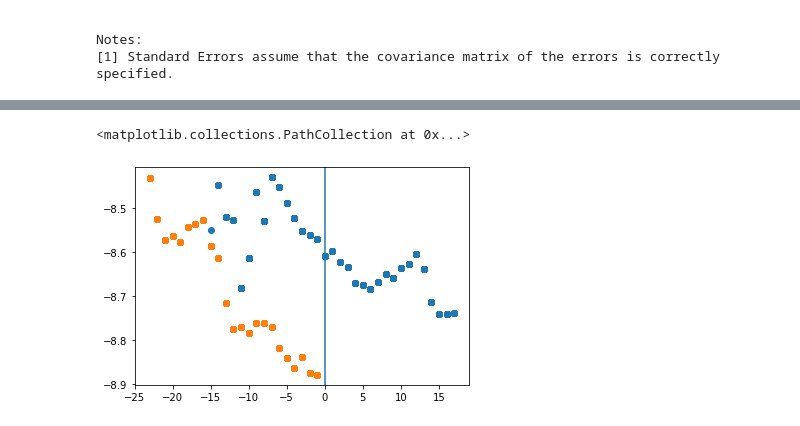
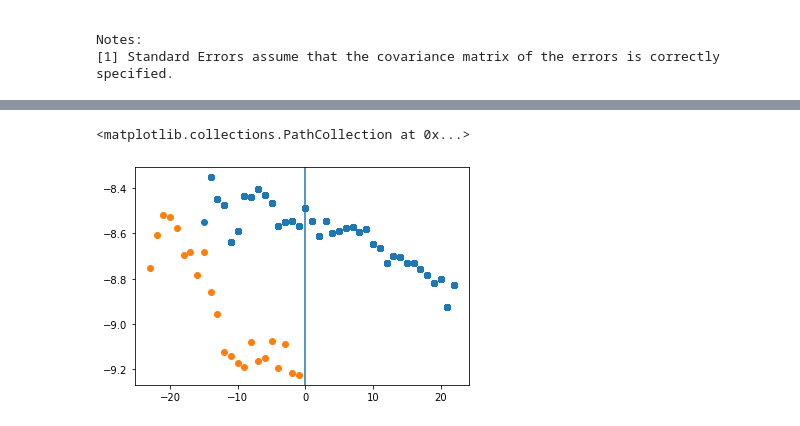
Before and after one commit to yazenkk/ARE213_Fall2023, a Jupyter notebook: PSet 2/Python/ARE213 PSet2 Question1.ipynb, the cells around one changed output, grey strips where cells are left out. Cells and saved outputs as stored; diff of their text form; code cells hidden in the pictures.

Commit message:
graphs update

```diff
--- a/PSet 2/Python/ARE213 PSet2 Question1.ipynb
+++ b/PSet 2/Python/ARE213 PSet2 Question1.ipynb
@@ -290,11 +342,11 @@ See the caveats in the documentation: https://pandas.pydata.org/pandas-docs/stab
 # %%
-df['meanss'] = df['years_post_sec']
+df1['meanss'] = df1['years_post_sec']
 
+print(list(set(list(df1['years_post_sec']))))
+for y in list(set(list(df1['years_post_sec']))):
+    df1['meanss'] = df1['meanss'].replace(y, df1[(df1['years_post_sec']==y) & (df1['never_treats'] == 1)]['log_fatal_per_cap'].mean())
 
-for y in list(set(list(df['years_post_sec']))):
-    df['meanss'] = df['meanss'].replace(y, df[(df['years_post_sec']==y) & (df['never_treats'] == 1)]['log_fatal_per_cap'].mean())
+df1['meanss_nopol'] = df1['years_post_sec']
 
-df['meanss_nopol'] = df['years_post_sec']
-
-for y in list(set(list(df['years_post_sec']))):
-    df['meanss_nopol'] = df['meanss_nopol'].replace(y, df[(df['years_post_sec']==y) & (df['never_treats'] == 0)]['log_fatal_per_cap'].mean())
+for y in list(set(list(df1['years_post_sec']))):
+    df1['meanss_nopol'] = df1['meanss_nopol'].replace(y, df1[(df1['years_post_sec']==y) & (df1['never_treats'] == 0)]['log_fatal_per_cap'].mean())
@@ -301,7 +365,18 @@ for y in list(set(list(df['years_post_sec']))):
+# %%
+df1['sumss'] = df1['years_post_sec']
+
+
+for y in list(set(list(df1['years_post_sec']))):
+    df1['sumss'] = df1['sumss'].replace(y, df1[(df1['years_post_sec']==y) & (df1['never_treats'] == 1)]['log_fatal_per_cap'].median())
+
+df1['sumss_nopol'] = df1['years_post_sec']
+
+for y in list(set(list(df1['years_post_sec']))):
+    df1['sumss_nopol'] = df1['sumss_nopol'].replace(y, df1[(df1['years_post_sec']==y) & (df1['never_treats'] == 0)]['log_fatal_per_cap'].median())
 # %%
 plt.axvline(x = 0)
-plt.scatter(df[df['never_treats']==1]['years_post_sec'], df[df['never_treats']==1]['meanss'])
-plt.scatter(df[df['never_treats']==0]['years_post_sec'], df[df['never_treats']==0]['meanss_nopol'])
+plt.scatter(df1[df1['never_treats']==1]['years_post_sec'], df1[df1['never_treats']==1]['sumss'])
+plt.scatter(df1[df1['never_treats']==0]['years_post_sec'], df1[df1['never_treats']==0]['sumss_nopol'])
 # %% [output]
 <matplotlib.collections.PathCollection at 0x...>
-[figure, old version]
+[figure, new version]
```
Also changed, not shown: parts of 9 cells of this notebook.
